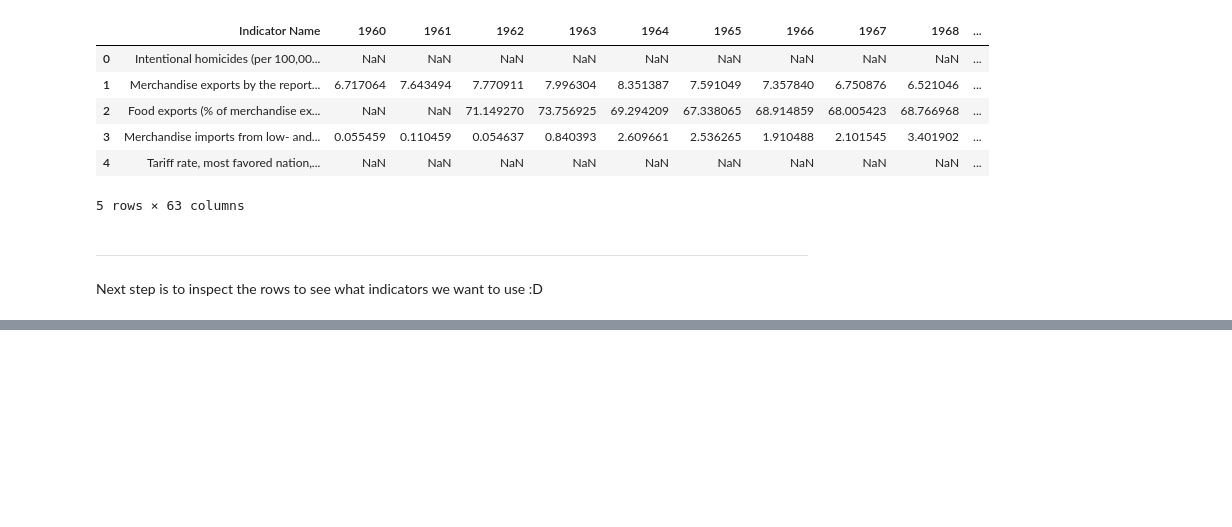
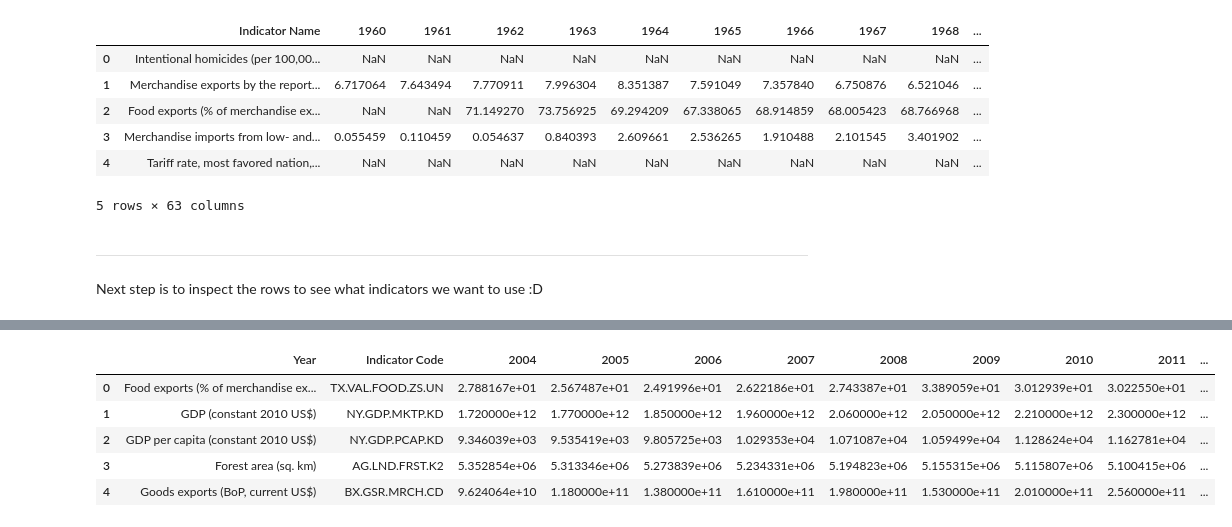
Before and after one commit to elliottyoon/DS4A, a Jupyter notebook: Data cleaning.ipynb, the cells around one changed output, grey strips where cells are left out. Cells and saved outputs as stored; diff of their text form; code cells hidden in the pictures; blank space fills up the shorter version.

```diff
--- a/Data cleaning.ipynb
+++ b/Data cleaning.ipynb
@@ -218,0 +244,22 @@ Next step is to inspect the rows to see what indicators we want to use :D
+# %%
+# dropping the years up until 2004
+econ_adjusted = econ.copy()
+drop_list = []
+for i in range(1960, 2004):
+  drop_list.append(str(i))
+# dropping country name (since it's just brazil)
+drop_list.append('Country Name')
+drop_list.append('Country Code')
+drop_list.append('2020')
+
+econ_adjusted = econ_adjusted.drop(drop_list, axis=1)
+econ_adjusted.rename(columns = {'Indicator Name':'Year'}, inplace = True)
+# %%
+econ_adjusted.head()
+# %% [output]
+|  | Year | Indicator Code | 2004 | 2005 | 2006 | 2007 | 2008 | 2009 | 2010 | 2011 | ... |
+| 0 | Food exports (% of merchandise ex... | TX.VAL.FOOD.ZS.UN | 2.788167e+01 | 2.567487e+01 | 2.491996e+01 | 2.622186e+01 | 2.743387e+01 | 3.389059e+01 | 3.012939e+01 | 3.022550e+01 | ... |
+| 1 | GDP (constant 2010 US$) | NY.GDP.MKTP.KD | 1.720000e+12 | 1.770000e+12 | 1.850000e+12 | 1.960000e+12 | 2.060000e+12 | 2.050000e+12 | 2.210000e+12 | 2.300000e+12 | ... |
+| 2 | GDP per capita (constant 2010 US$) | NY.GDP.PCAP.KD | 9.346039e+03 | 9.535419e+03 | 9.805725e+03 | 1.029353e+04 | 1.071087e+04 | 1.059499e+04 | 1.128624e+04 | 1.162781e+04 | ... |
+| 3 | Forest area (sq. km) | AG.LND.FRST.K2 | 5.352854e+06 | 5.313346e+06 | 5.273839e+06 | 5.234331e+06 | 5.194823e+06 | 5.155315e+06 | 5.115807e+06 | 5.100415e+06 | ... |
+| 4 | Goods exports (BoP, current US$) | BX.GSR.MRCH.CD | 9.624064e+10 | 1.180000e+11 | 1.380000e+11 | 1.610000e+11 | 1.980000e+11 | 1.530000e+11 | 2.010000e+11 | 2.560000e+11 | ... |
```
Also changed, not shown: parts of 9 cells of this notebook, 1 other file.
